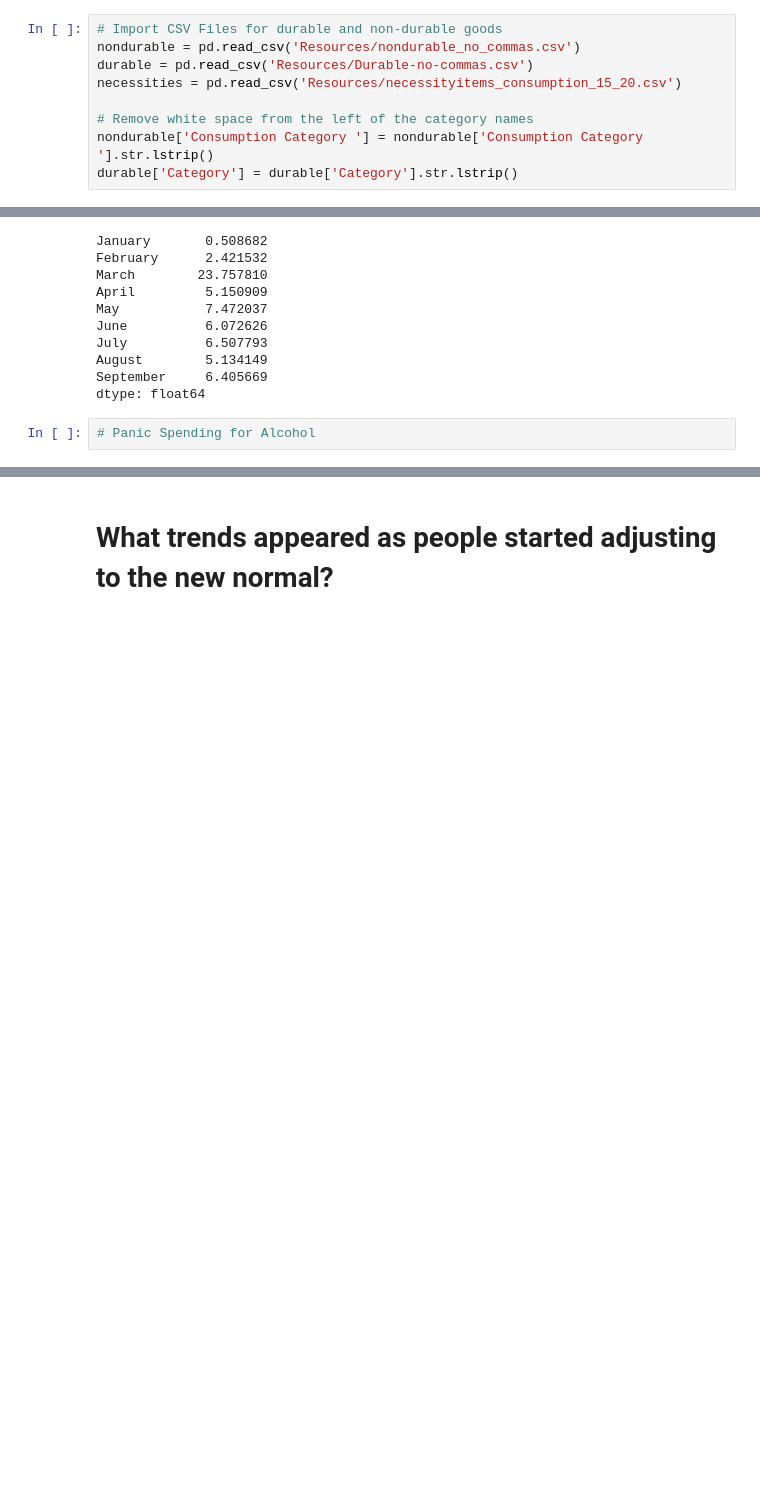
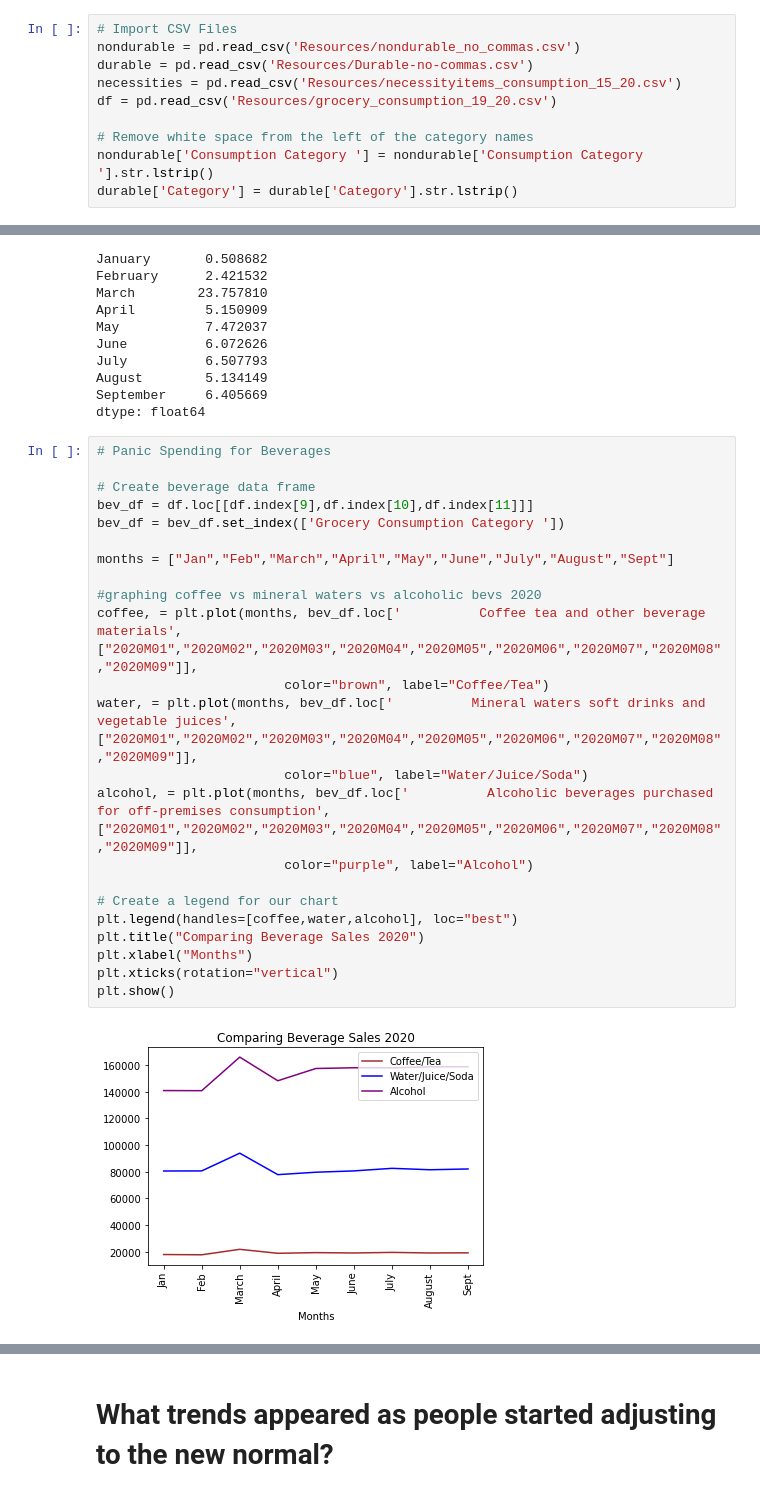
Before and after one commit to staceywai/bootcamp-project, a Jupyter notebook: Final_Data-Analysis.ipynb, the cells around one changed output, grey strips where cells are left out. Drawn from its saved outputs; the diff is of its cells as text; blank space fills up the shorter version.

Commit message:
Adding beverage analysis.

```diff
--- a/Final_Data-Analysis.ipynb
+++ b/Final_Data-Analysis.ipynb
@@ -6,10 +6,11 @@ import numpy as np
 from sklearn import datasets
 import pandas as pd
 # %%
-# Import CSV Files for durable and non-durable goods
+# Import CSV Files
 nondurable = pd.read_csv('Resources/nondurable_no_commas.csv')
 durable = pd.read_csv('Resources/Durable-no-commas.csv')
 necessities = pd.read_csv('Resources/necessityitems_consumption_15_20.csv')
+df = pd.read_csv('Resources/grocery_consumption_19_20.csv')
 
 # Remove white space from the left of the category names
 nondurable['Consumption Category '] = nondurable['Consumption Category '].str.lstrip()
@@ -355,5 +356,28 @@ July          6.507793
 August        5.134149
 September     6.405669
 dtype: float64
-# %%
-# Panic Spending for Alcohol
+# %%
+# Panic Spending for Beverages
+
+# Create beverage data frame
+bev_df = df.loc[[df.index[9],df.index[10],df.index[11]]]
+bev_df = bev_df.set_index(['Grocery Consumption Category '])
+
+months = ["Jan","Feb","March","April","May","June","July","August","Sept"]
+
+#graphing coffee vs mineral waters vs alcoholic bevs 2020
+coffee, = plt.plot(months, bev_df.loc['          Coffee tea and other beverage materials',["2020M01","2020M02","2020M03","2020M04","2020M05","2020M06","2020M07","2020M08","2020M09"]],
+                        color="brown", label="Coffee/Tea")
+water, = plt.plot(months, bev_df.loc['          Mineral waters soft drinks and vegetable juices',["2020M01","2020M02","2020M03","2020M04","2020M05","2020M06","2020M07","2020M08","2020M09"]],
+                        color="blue", label="Water/Juice/Soda")
+alcohol, = plt.plot(months, bev_df.loc['          Alcoholic beverages purchased for off-premises consumption',["2020M01","2020M02","2020M03","2020M04","2020M05","2020M06","2020M07","2020M08","2020M09"]],
+                        color="purple", label="Alcohol")
+
+# Create a legend for our chart
+plt.legend(handles=[coffee,water,alcohol], loc="best")
+plt.title("Comparing Beverage Sales 2020")
+plt.xlabel("Months")
+plt.xticks(rotation="vertical")
+plt.show()
+# %% [output]
+[figure, added]
```
Also changed, not shown: parts of 3 cells of this notebook, 1 other file.
